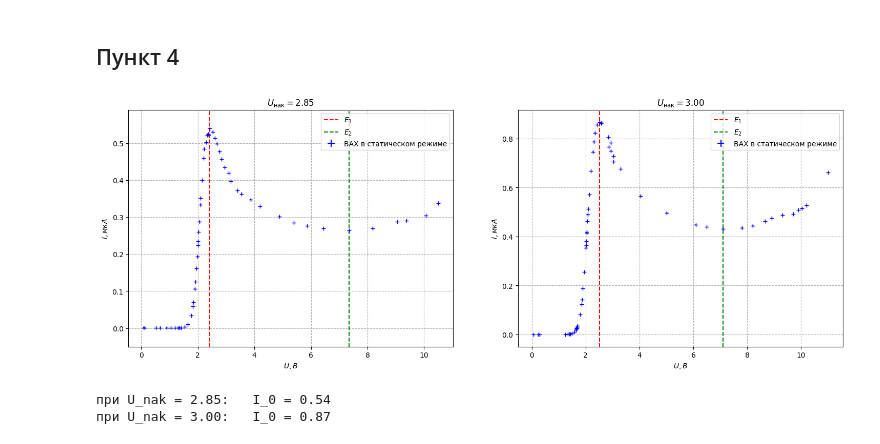
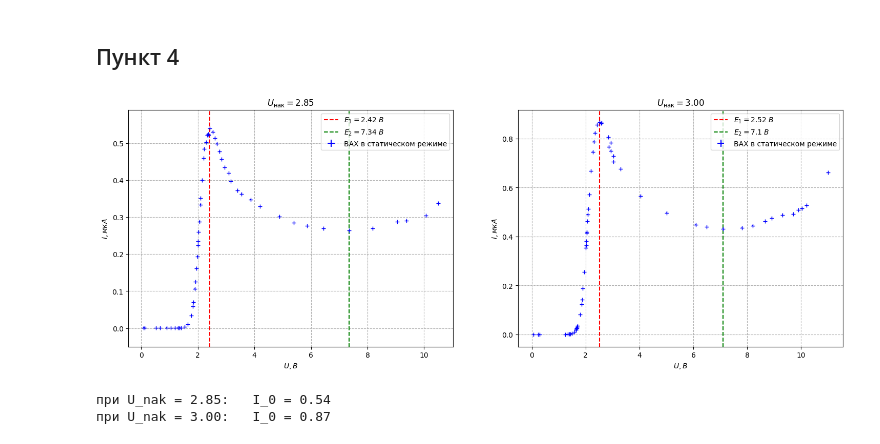
Before and after one commit to b3h4re/labs-mipt, a Jupyter notebook: 5/1_3/1_3.ipynb, the cells around one changed output. Drawn from its saved outputs; the diff is of its cells as text; code cells hidden in the pictures.

```diff
--- a/5/1_3/1_3.ipynb
+++ b/5/1_3/1_3.ipynb
@@ -63,8 +63,8 @@ for i in range(len(U_naks)):
     plt.xlabel(r"$V$, $В$")
     plt.ylabel(r"$I$, $мкА$")
 
-    plt.vlines(Us[U_naks[i]]["E1"], 0, max(y)+1, linestyles='--', label="$E_1$", colors="red")
-    plt.vlines(Us[U_naks[i]]["E2"], 0, max(y)+1, linestyles='--', label="$E_2$", colors="green")
+    plt.vlines(Us[U_naks[i]]["E1"], 0, max(y)+1, linestyles='--', label=f"$E_1 = {Us[U_naks[i]]["E1"]} \\ В$", colors="red")
+    plt.vlines(Us[U_naks[i]]["E2"], 0, max(y)+1, linestyles='--', label=f"$E_2 = {Us[U_naks[i]]["E2"]} \\ В$", colors="green")
 
     plt.grid(True, linestyle="-")
     plt.xlim(0, max(x) + 0.25)
@@ -210,36 +210,36 @@ for i in range(len(static_Us)):
 
     # print(f"U_nak = {U_nak}")
     # print(f"E1 = {data[key]["U, V"].iloc[np.argmax(data[key]["I, мкА"])]}")
 
 
     plt.subplot(1, 2, i+1)
     plt.grid(True, linestyle='--')
 
     plt.title(r"$U_{\text{нак}} = $" + f"{U_nak}")
     plt.errorbar(data[key]["U, V"], data[key]["I, мкА"], xerr=sigma_U, yerr=sigma_I, fmt="+b", label="ВАХ в статическом режиме")
 
     X[key] = data[key]["U, V"]
     Y[key] = data[key]["I, мкА"]
 
-    plt.vlines(E_static[U_nak]["E1"], -1, max(data[key]["I, мкА"]) + 0.05, linestyles='--', colors="red", label="$E_1$")
-    plt.vlines(E_static[U_nak]["E2"], -1, max(data[key]["I, мкА"]) + 0.05, linestyles='--', colors="green", label="$E_2$")
+    plt.vlines(E_static[U_nak]["E1"], -1, max(data[key]["I, мкА"]) + 0.05, linestyles='--', colors="red", label=f"$E_1 = {E_static[U_nak]["E1"]} \\ В$")
+    plt.vlines(E_static[U_nak]["E2"], -1, max(data[key]["I, мкА"]) + 0.05, linestyles='--', colors="green", label=f"$E_2 = {E_static[U_nak]["E2"]} \\ В$")
 
     plt.ylim(-0.05, max(data[key]["I, мкА"]) + 0.05)
 
 
 
     x_model = np.linspace(min(data[key]["U, V"]), max(data[key]["U, V"]), 1000)
 
 
     plt.xlabel(r"$U, В$")
     plt.ylabel(r"$I, мкА$")
 
     plt.legend()
 
 plt.savefig("plots/static_vah.pdf")
 plt.show()
 # %% [output]
-[figure, old version]
+[figure, new version]
 # %%
 I_0["static_2.85"] = max(Y["static_2.85"])
 I_0["static_3.00"] = max(Y["static_3.00"])
```
Also changed, not shown: parts of 3 cells of this notebook, 6 other files.
